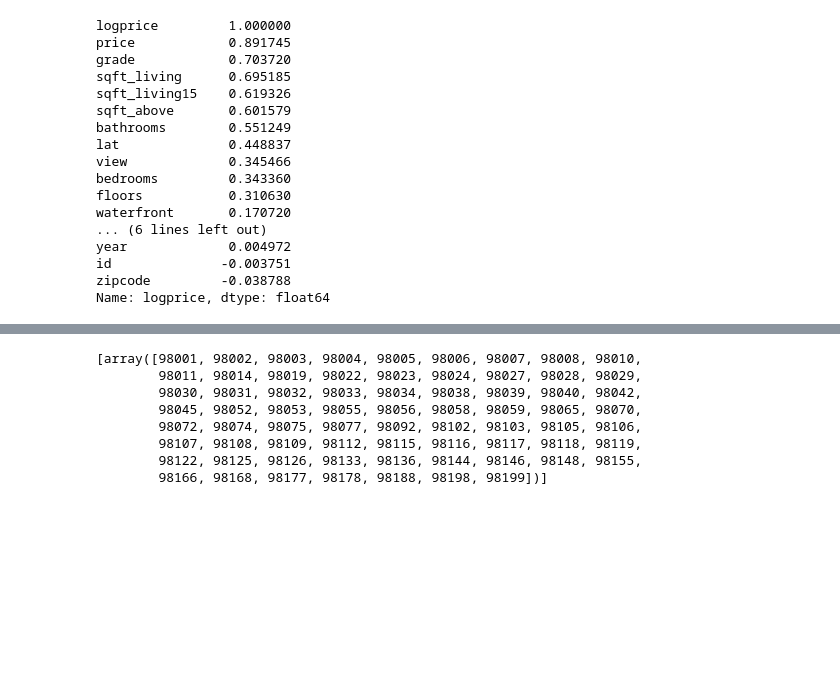
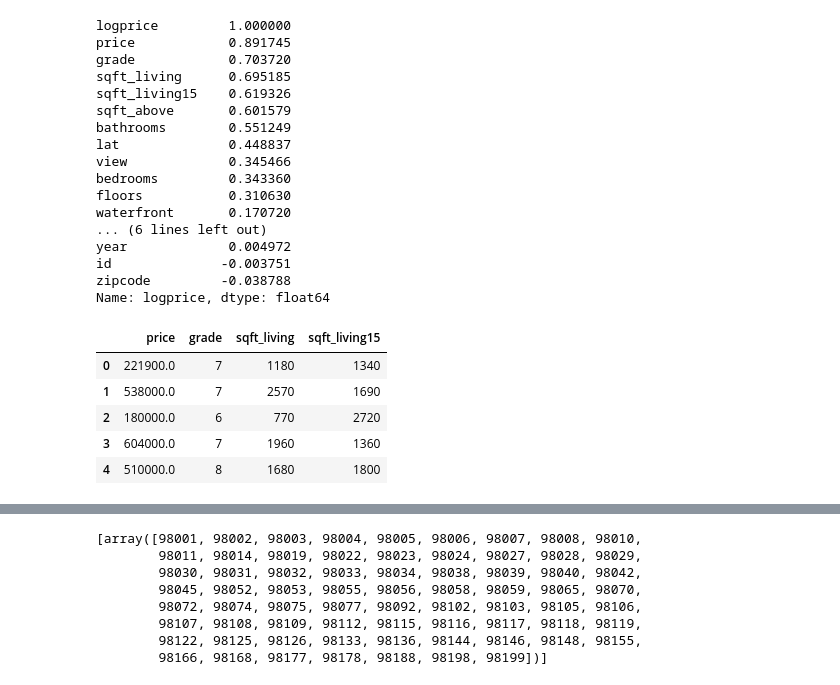
Before and after one commit to GeorgeFerre/phase_2_project_vac_pandas, a Jupyter notebook: George Scrapbook.ipynb, the cells around one changed output, grey strips where cells are left out. Drawn from its saved outputs; the diff is of its cells as text; code cells hidden in the pictures; blank space fills up the shorter version.

```diff
--- a/George Scrapbook.ipynb
+++ b/George Scrapbook.ipynb
@@ -138,3 +138,18 @@ year             0.004972
 id              -0.003751
 zipcode         -0.038788
 Name: logprice, dtype: float64
+# %%
+import statsmodels.api as sm
+from statsmodels.formula.api import ols
+
+high_corr = ['price', 'grade', 'sqft_living', 'sqft_living15']
+
+high_corr_df = data[high_corr]
+high_corr_df.head()
+# %% [output]
+|  | price | grade | sqft_living | sqft_living15 |
+| 0 | 221900.0 | 7 | 1180 | 1340 |
+| 1 | 538000.0 | 7 | 2570 | 1690 |
+| 2 | 180000.0 | 6 | 770 | 2720 |
+| 3 | 604000.0 | 7 | 1960 | 1360 |
+| 4 | 510000.0 | 8 | 1680 | 1800 |
```
Also changed, not shown: parts of 1 cell of this notebook.
